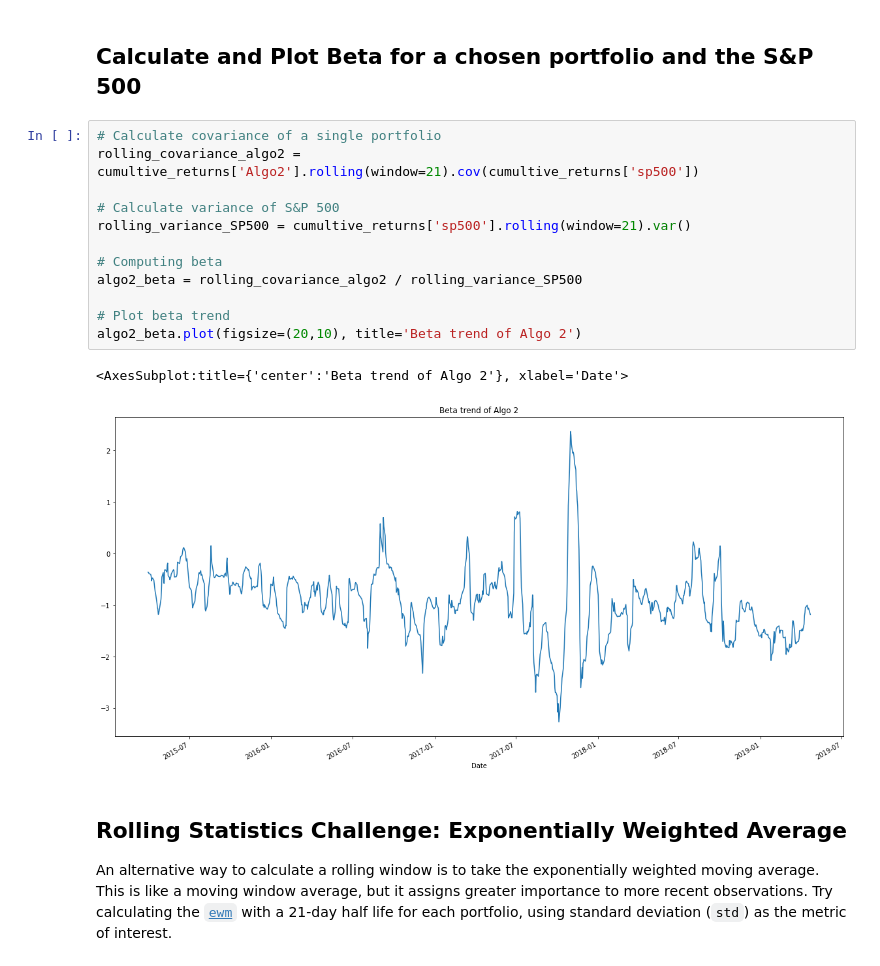
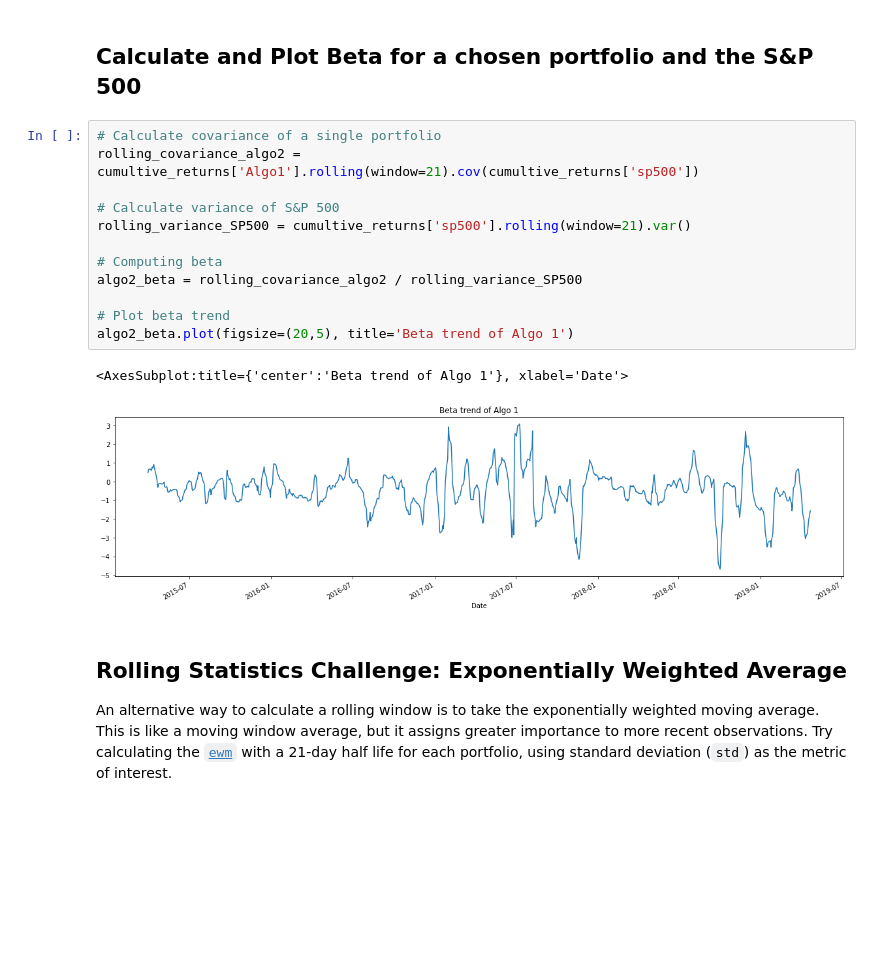
Before and after one commit to mmsaki/whale_portfolio, a Jupyter notebook: whale_analysis.ipynb, the cells around one changed output. Cells and saved outputs as stored; diff of their text form; blank space fills up the shorter version.

```diff
--- a/whale_analysis.ipynb
+++ b/whale_analysis.ipynb
@@ -308,19 +236,19 @@ correlation_matrix.style.background_gradient(cmap='coolwarm',vmax=5, vmin=-5)
 ## Calculate and Plot Beta for a chosen portfolio and the S&P 500
 # %%
 # Calculate covariance of a single portfolio
-rolling_covariance_algo2 = cumultive_returns['Algo2'].rolling(window=21).cov(cumultive_returns['sp500'])
+rolling_covariance_algo2 = cumultive_returns['Algo1'].rolling(window=21).cov(cumultive_returns['sp500'])
 
 # Calculate variance of S&P 500
 rolling_variance_SP500 = cumultive_returns['sp500'].rolling(window=21).var()
 
 # Computing beta
 algo2_beta = rolling_covariance_algo2 / rolling_variance_SP500
 
 # Plot beta trend
-algo2_beta.plot(figsize=(20,10), title='Beta trend of Algo 2')
+algo2_beta.plot(figsize=(20,5), title='Beta trend of Algo 1')
 # %% [output]
-<AxesSubplot:title={'center':'Beta trend of Algo 2'}, xlabel='Date'>
+<AxesSubplot:title={'center':'Beta trend of Algo 1'}, xlabel='Date'>
-[figure, old version]
+[figure, new version]
 # %% [markdown]
 ## Rolling Statistics Challenge: Exponentially Weighted Average
 
```
Also changed, not shown: parts of 19 cells of this notebook.
